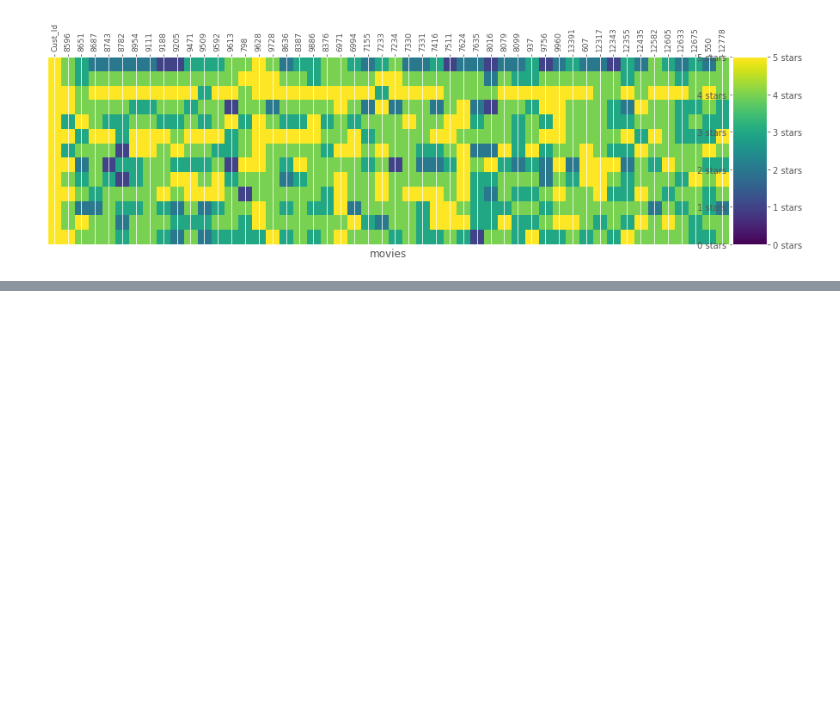
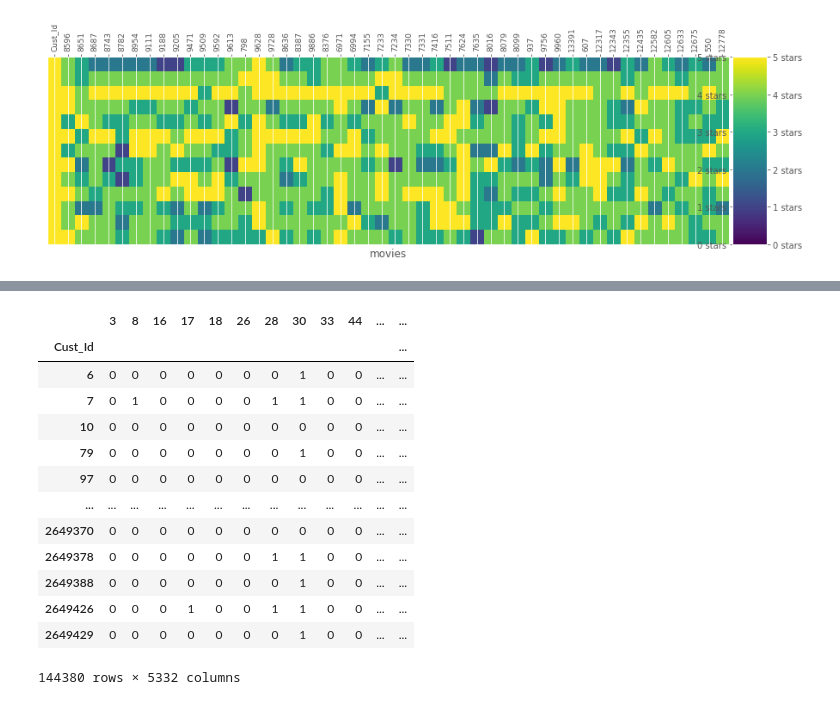
Before and after one commit to stevenbowler/NetflixStudy, a Jupyter notebook: notebooks/netflixstudyEDAv3.ipynb, the cells around one changed output, grey strips where cells are left out. Saved outputs shown, nothing was run; the diff lists cells and outputs as text; code cells hidden in the pictures; blank space fills up the shorter version.

```diff
--- a/notebooks/netflixstudyEDAv3.ipynb
+++ b/notebooks/netflixstudyEDAv3.ipynb
@@ -358,0 +450,18 @@ cluster # 4
+# %%
+# dataframe per homework request for KMeans clustering where 1 = Movie_Id was rated by this Cust_Id
+df_p_not_nan_int
+# %% [output]
+|  | 3 | 8 | 16 | 17 | 18 | 26 | 28 | 30 | 33 | 44 | ... | ... |
+| Cust_Id |  |  |  |  |  |  |  |  |  |  |  | ... |
+| 6 | 0 | 0 | 0 | 0 | 0 | 0 | 0 | 1 | 0 | 0 | ... | ... |
+| 7 | 0 | 1 | 0 | 0 | 0 | 0 | 1 | 1 | 0 | 0 | ... | ... |
+| 10 | 0 | 0 | 0 | 0 | 0 | 0 | 0 | 0 | 0 | 0 | ... | ... |
+| 79 | 0 | 0 | 0 | 0 | 0 | 0 | 0 | 1 | 0 | 0 | ... | ... |
+| 97 | 0 | 0 | 0 | 0 | 0 | 0 | 0 | 0 | 0 | 0 | ... | ... |
+| ... | ... | ... | ... | ... | ... | ... | ... | ... | ... | ... | ... | ... |
+| 2649370 | 0 | 0 | 0 | 0 | 0 | 0 | 0 | 0 | 0 | 0 | ... | ... |
+| 2649378 | 0 | 0 | 0 | 0 | 0 | 0 | 1 | 1 | 0 | 0 | ... | ... |
+| 2649388 | 0 | 0 | 0 | 0 | 0 | 0 | 0 | 1 | 0 | 0 | ... | ... |
+| 2649426 | 0 | 0 | 0 | 1 | 0 | 0 | 1 | 1 | 0 | 0 | ... | ... |
+| 2649429 | 0 | 0 | 0 | 0 | 0 | 0 | 0 | 1 | 0 | 0 | ... | ... |
+144380 rows × 5332 columns
```
Also changed, not shown: parts of 24 cells of this notebook, 3 other files.
